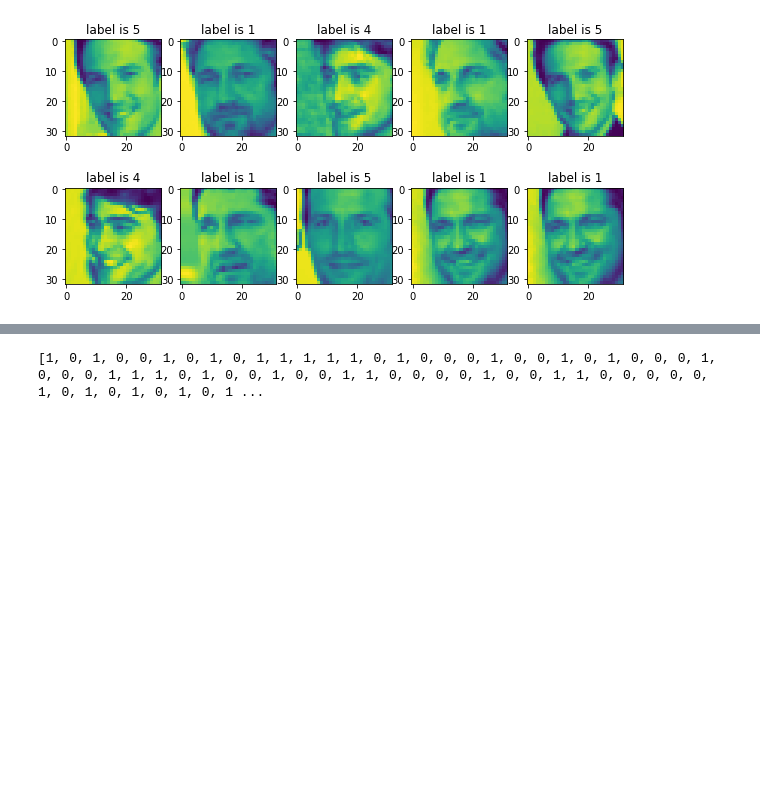
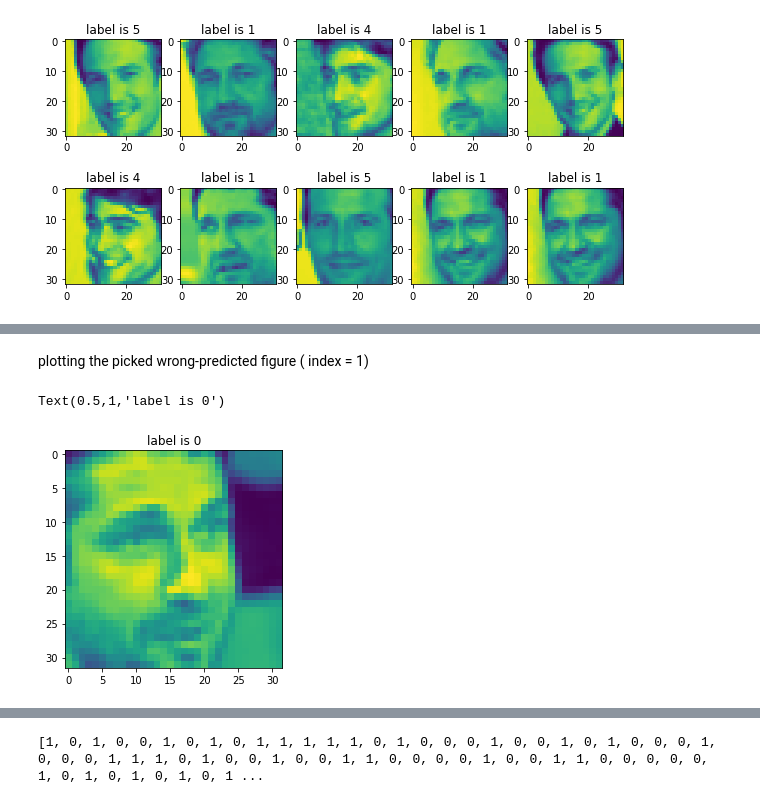
Before and after one commit to heherbertzhang/Machine-Learning-ECE521, a Jupyter notebook: Assignment 1/knn_lab.ipynb, the cells around one changed output, grey strips where cells are left out. Saved outputs shown, nothing was run; the diff lists cells and outputs as text; code cells hidden in the pictures; blank space fills up the shorter version.

```diff
--- a/Assignment 1/knn_lab.ipynb
+++ b/Assignment 1/knn_lab.ipynb
@@ -296,0 +288,3 @@ len(predictions)
+# %%
+trainData, validData, testData, trainTarget, validTarget, testTarget = data_segmentation('data.npy', 'target.npy', 1)
+data = [trainData, trainTarget, validData, validTarget, testData, testTarget]
@@ -296,0 +343,8 @@ len(predictions)
+# %% [markdown]
+plotting the picked wrong-predicted figure ( index = 1)
+# %%
+plt.imshow(testData[1].reshape(32,32))
+plt.title("label is {}".format(testTarget[1]))
+# %% [output]
+Text(0.5,1,'label is 0')
+[figure, added]
```
Also changed, not shown: parts of 14 cells of this notebook.
